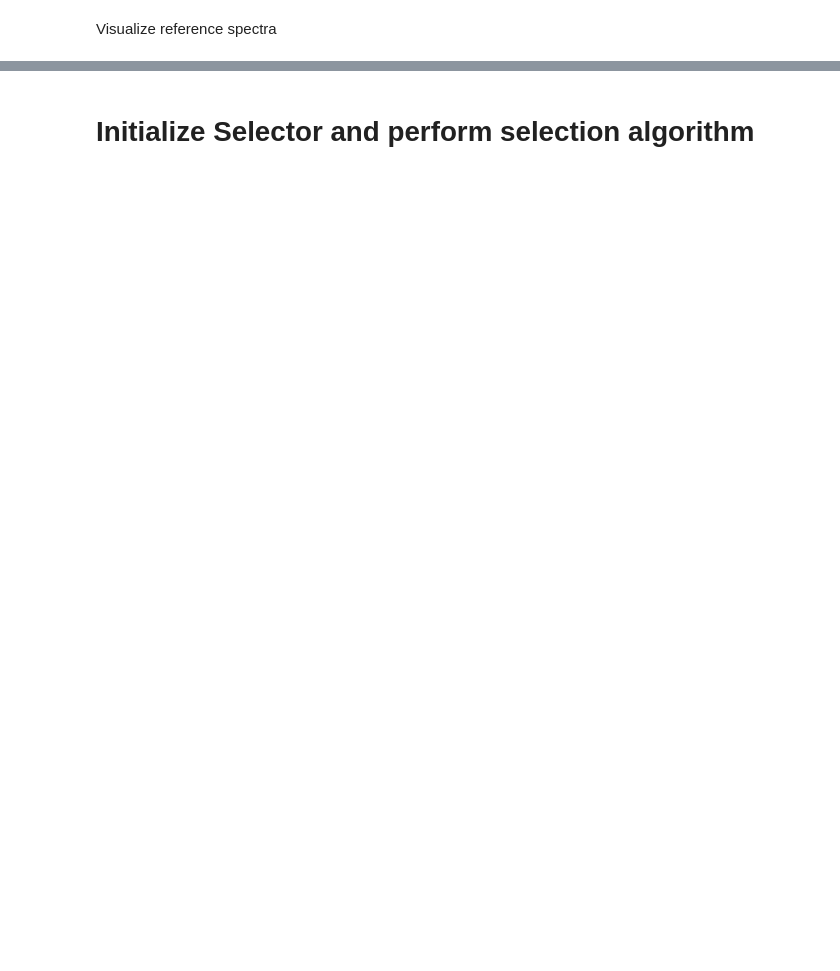
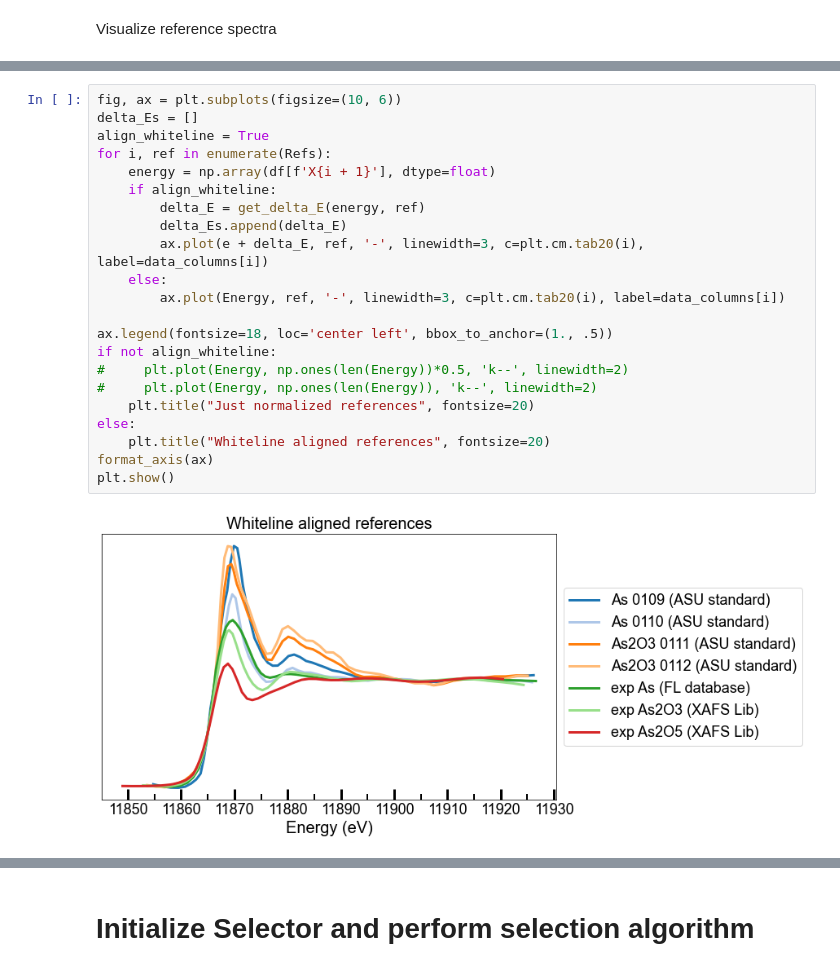
Before and after one commit to stetef/Energy-Point-Selection, a Jupyter notebook: Visualization.ipynb, the cells around one changed output, grey strips where cells are left out. Cells and saved outputs as stored; diff of their text form; blank space fills up the shorter version.

```diff
--- a/Visualization.ipynb
+++ b/Visualization.ipynb
@@ -44,0 +46,24 @@ Visualize reference spectra
+# %%
+fig, ax = plt.subplots(figsize=(10, 6))
+delta_Es = []
+align_whiteline = True
+for i, ref in enumerate(Refs):
+    energy = np.array(df[f'X{i + 1}'], dtype=float)
+    if align_whiteline:
+        delta_E = get_delta_E(energy, ref)
+        delta_Es.append(delta_E)
+        ax.plot(e + delta_E, ref, '-', linewidth=3, c=plt.cm.tab20(i), label=data_columns[i])
+    else:
+        ax.plot(Energy, ref, '-', linewidth=3, c=plt.cm.tab20(i), label=data_columns[i])
+
+ax.legend(fontsize=18, loc='center left', bbox_to_anchor=(1., .5))
+if not align_whiteline:
+#     plt.plot(Energy, np.ones(len(Energy))*0.5, 'k--', linewidth=2)
+#     plt.plot(Energy, np.ones(len(Energy)), 'k--', linewidth=2)
+    plt.title("Just normalized references", fontsize=20)
+else:
+    plt.title("Whiteline aligned references", fontsize=20)
+format_axis(ax)
+plt.show()
+# %% [output]
+[figure, added]
```
Also changed, not shown: parts of 21 cells of this notebook, 5 other files.
